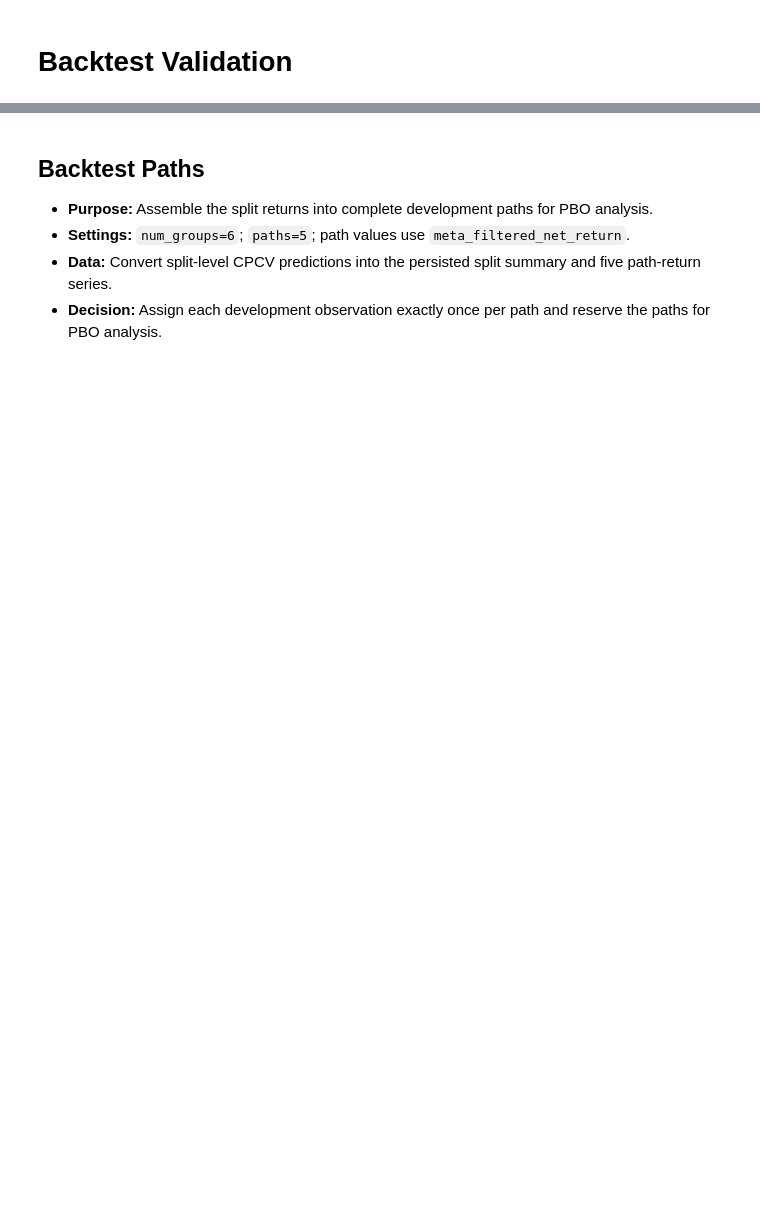
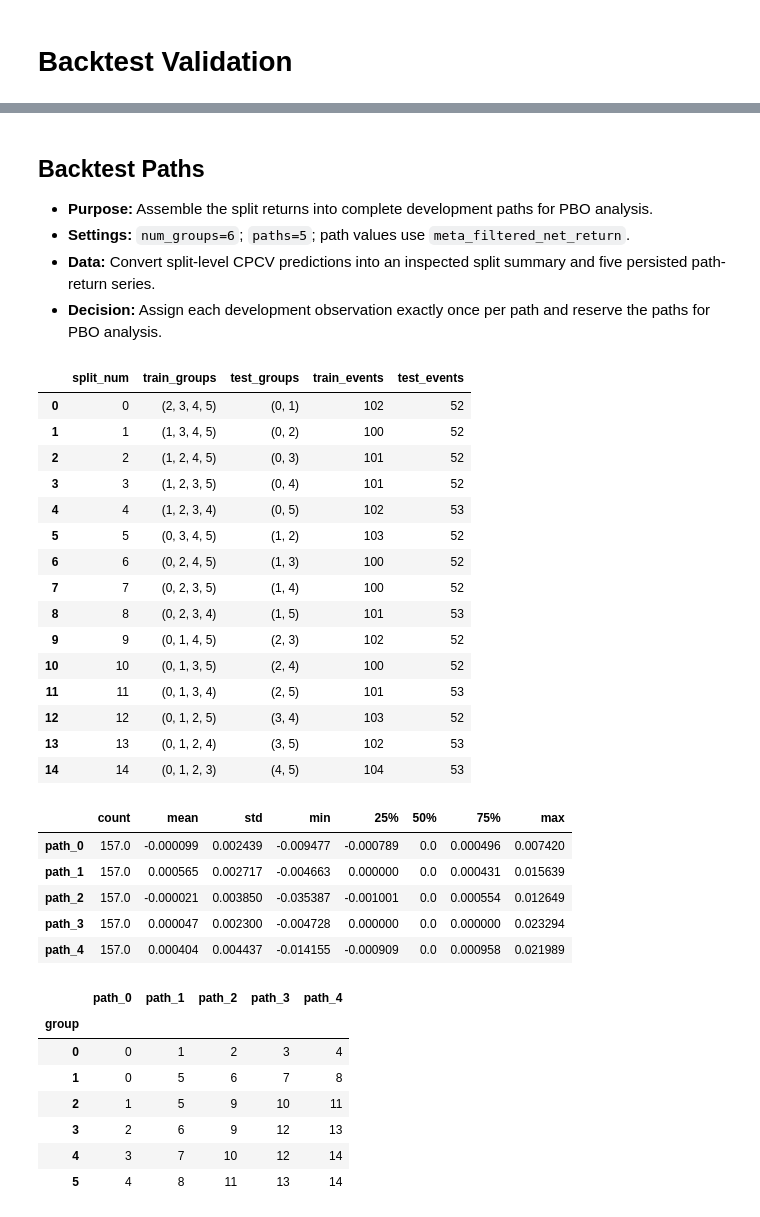
Before and after one commit to kwonjunhyuk9/financial-machine-learning, a Jupyter notebook: notebooks/model_backtesting/backtest_validation.ipynb, the cells around one changed output, grey strips where cells are left out. Saved outputs shown, nothing was run; the diff lists cells and outputs as text; code cells hidden in the pictures; blank space fills up the shorter version.

```diff
--- a/notebooks/model_backtesting/backtest_validation.ipynb
+++ b/notebooks/model_backtesting/backtest_validation.ipynb
@@ -135,35 +142,66 @@ display(cpcv_predictions.groupby("split_num")[["primary_only_net_return", "meta_
 
 - **Purpose:** Assemble the split returns into complete development paths for PBO analysis.
 - **Settings:** `num_groups=6`; `paths=5`; path values use `meta_filtered_net_return`.
-- **Data:** Convert split-level CPCV predictions into the persisted split summary and five path-return series.
+- **Data:** Convert split-level CPCV predictions into an inspected split summary and five persisted path-return series.
 - **Decision:** Assign each development observation exactly once per path and reserve the paths for PBO analysis.
 # %%
 path_assignment = get_combinatorial_backtest_paths(splits, num_groups=6)
 num_observations = len(development)
 group_size = num_observations // 6
 groups = [
     np.arange(group * group_size, (group + 1) * group_size)
     for group in range(5)
 ]
 groups.append(np.arange(5 * group_size, num_observations))
 
 path_returns = pd.DataFrame(index=development.index)
 for path_name in path_assignment.columns:
     values = pd.Series(index=development.index, dtype="float64")
     for group, positions in enumerate(groups):
         split_num = int(path_assignment.loc[group, path_name])
         selected = cpcv_predictions[
             cpcv_predictions["split_num"].eq(split_num)
             & cpcv_predictions["observation_position"].isin(positions)
         ]
         values.loc[selected.index] = selected["meta_filtered_net_return"]
     path_returns[path_name] = values
 
 split_summary = splits[["split_num", "train_groups", "test_groups"]].copy()
 split_summary["train_events"] = splits["train_indices"].map(len)
 split_summary["test_events"] = splits["test_indices"].map(len)
-split_summary.to_parquet(result_dir / "cpcv_split_summary.parquet", index=False)
 path_returns.to_parquet(result_dir / "cpcv_path_returns.parquet")
 
+display(split_summary)
 display(path_returns.describe().T)
 display(path_assignment)
+# %% [output]
+|  | split_num | train_groups | test_groups | train_events | test_events |
+| 0 | 0 | (2, 3, 4, 5) | (0, 1) | 102 | 52 |
+| 1 | 1 | (1, 3, 4, 5) | (0, 2) | 100 | 52 |
+| 2 | 2 | (1, 2, 4, 5) | (0, 3) | 101 | 52 |
+| 3 | 3 | (1, 2, 3, 5) | (0, 4) | 101 | 52 |
+| 4 | 4 | (1, 2, 3, 4) | (0, 5) | 102 | 53 |
+| 5 | 5 | (0, 3, 4, 5) | (1, 2) | 103 | 52 |
+| 6 | 6 | (0, 2, 4, 5) | (1, 3) | 100 | 52 |
+| 7 | 7 | (0, 2, 3, 5) | (1, 4) | 100 | 52 |
+| 8 | 8 | (0, 2, 3, 4) | (1, 5) | 101 | 53 |
+| 9 | 9 | (0, 1, 4, 5) | (2, 3) | 102 | 52 |
+| 10 | 10 | (0, 1, 3, 5) | (2, 4) | 100 | 52 |
+| 11 | 11 | (0, 1, 3, 4) | (2, 5) | 101 | 53 |
+| 12 | 12 | (0, 1, 2, 5) | (3, 4) | 103 | 52 |
+| 13 | 13 | (0, 1, 2, 4) | (3, 5) | 102 | 53 |
+| 14 | 14 | (0, 1, 2, 3) | (4, 5) | 104 | 53 |
+|  | count | mean | std | min | 25% | 50% | 75% | max |
+| path_0 | 157.0 | -0.000099 | 0.002439 | -0.009477 | -0.000789 | 0.0 | 0.000496 | 0.007420 |
+| path_1 | 157.0 | 0.000565 | 0.002717 | -0.004663 | 0.000000 | 0.0 | 0.000431 | 0.015639 |
+| path_2 | 157.0 | -0.000021 | 0.003850 | -0.035387 | -0.001001 | 0.0 | 0.000554 | 0.012649 |
+| path_3 | 157.0 | 0.000047 | 0.002300 | -0.004728 | 0.000000 | 0.0 | 0.000000 | 0.023294 |
+| path_4 | 157.0 | 0.000404 | 0.004437 | -0.014155 | -0.000909 | 0.0 | 0.000958 | 0.021989 |
+|  | path_0 | path_1 | path_2 | path_3 | path_4 |
+| group |  |  |  |  |  |
+| 0 | 0 | 1 | 2 | 3 | 4 |
+| 1 | 0 | 5 | 6 | 7 | 8 |
+| 2 | 1 | 5 | 9 | 10 | 11 |
+| 3 | 2 | 6 | 9 | 12 | 13 |
+| 4 | 3 | 7 | 10 | 12 | 14 |
+| 5 | 4 | 8 | 11 | 13 | 14 |
```
Also changed, not shown: parts of 3 cells of this notebook, 20 other files.
